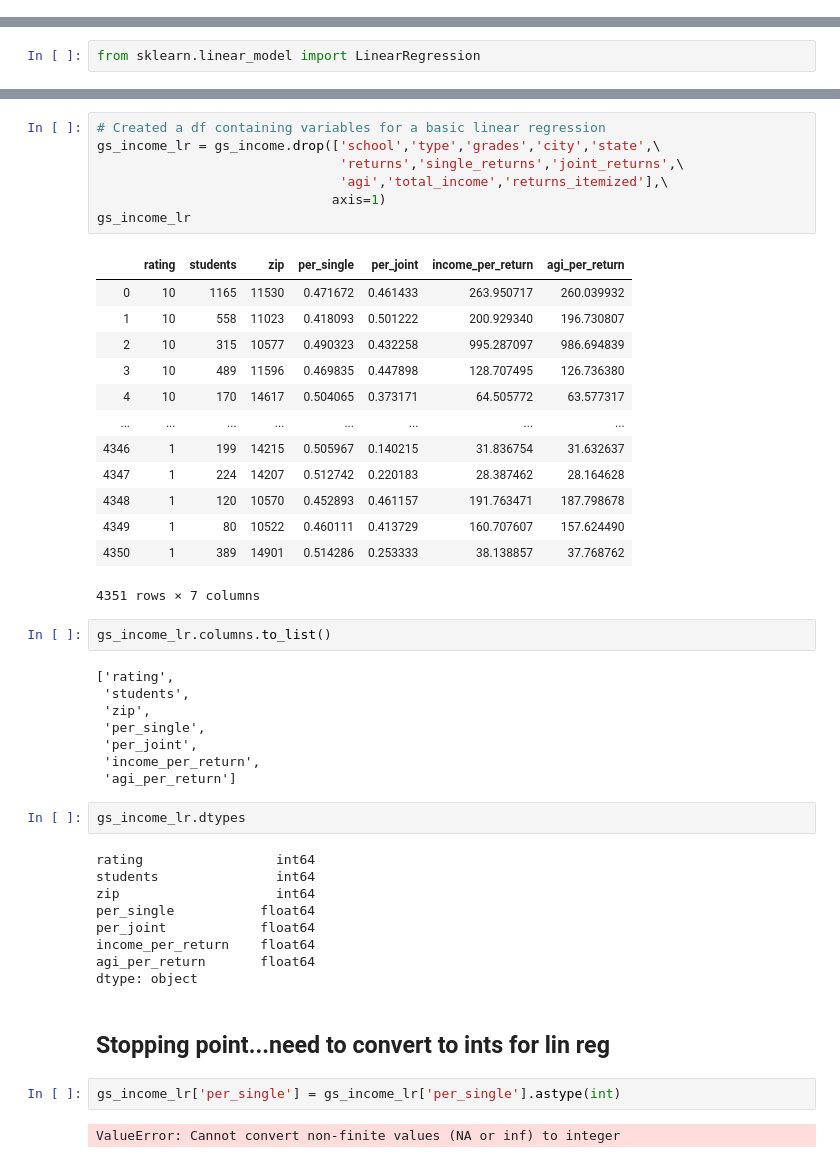
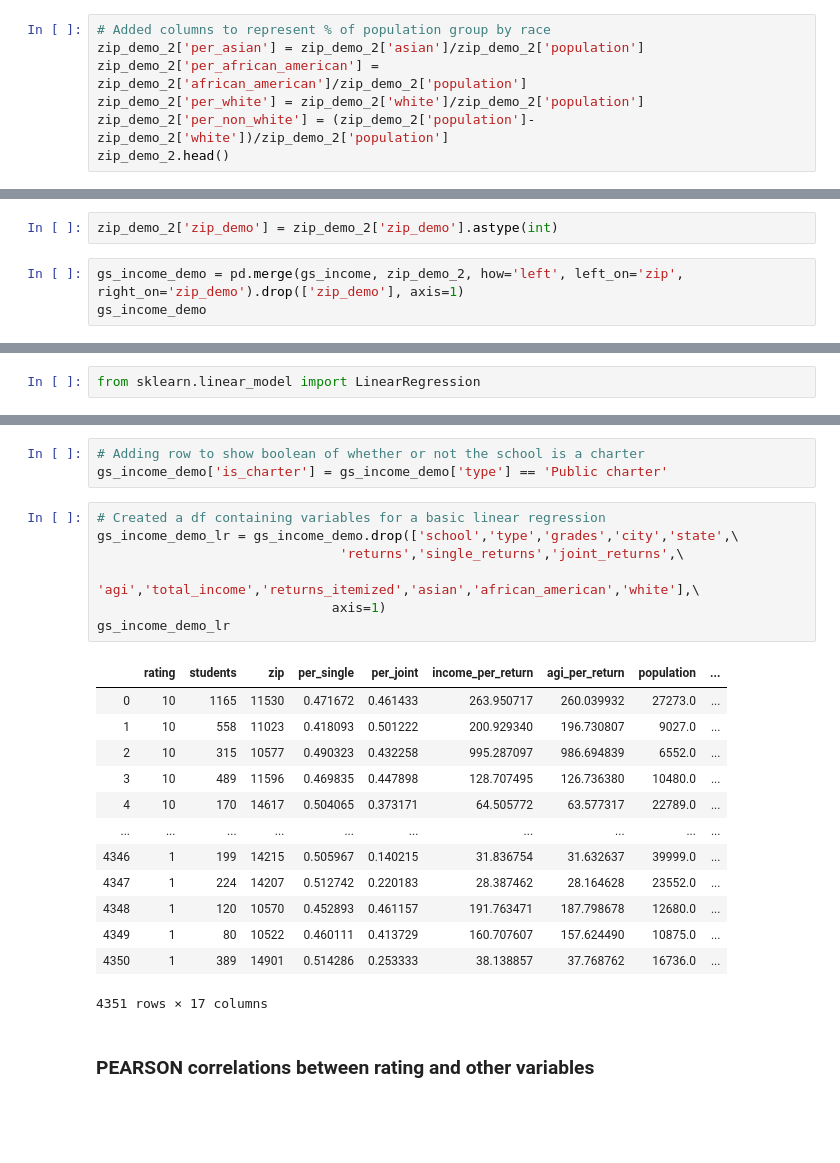
Before and after one commit to jordanrunge/greatschools_rating_analysis, a Jupyter notebook: playground.ipynb, the cells around one changed output, grey strips where cells are left out. Cells and saved outputs as stored; diff of their text form; blank space fills up the shorter version.

```diff
--- a/playground.ipynb
+++ b/playground.ipynb
@@ -159,0 +183,7 @@ gs_income.head()
+# %%
+# Added columns to represent % of population group by race
+zip_demo_2['per_asian'] = zip_demo_2['asian']/zip_demo_2['population']
+zip_demo_2['per_african_american'] = zip_demo_2['african_american']/zip_demo_2['population']
+zip_demo_2['per_white'] = zip_demo_2['white']/zip_demo_2['population']
+zip_demo_2['per_non_white'] = (zip_demo_2['population']-zip_demo_2['white'])/zip_demo_2['population']
+zip_demo_2.head()
@@ -159,0 +214,5 @@ gs_income.head()
+# %%
+zip_demo_2['zip_demo'] = zip_demo_2['zip_demo'].astype(int)
+# %%
+gs_income_demo = pd.merge(gs_income, zip_demo_2, how='left', left_on='zip', right_on='zip_demo').drop(['zip_demo'], axis=1)
+gs_income_demo
@@ -276,48 +408,26 @@ gs_income.columns.to_list()
+# %%
+# Adding row to show boolean of whether or not the school is a charter
+gs_income_demo['is_charter'] = gs_income_demo['type'] == 'Public charter'
 # %%
 # Created a df containing variables for a basic linear regression
-gs_income_lr = gs_income.drop(['school','type','grades','city','state',\
+gs_income_demo_lr = gs_income_demo.drop(['school','type','grades','city','state',\
                                'returns','single_returns','joint_returns',\
-                               'agi','total_income','returns_itemized'],\
+                               'agi','total_income','returns_itemized','asian','african_american','white'],\
                               axis=1)
-gs_income_lr
+gs_income_demo_lr
 # %% [output]
-|  | rating | students | zip | per_single | per_joint | income_per_return | agi_per_return |
-| 0 | 10 | 1165 | 11530 | 0.471672 | 0.461433 | 263.950717 | 260.039932 |
-| 1 | 10 | 558 | 11023 | 0.418093 | 0.501222 | 200.929340 | 196.730807 |
-| 2 | 10 | 315 | 10577 | 0.490323 | 0.432258 | 995.287097 | 986.694839 |
-| 3 | 10 | 489 | 11596 | 0.469835 | 0.447898 | 128.707495 | 126.736380 |
-| 4 | 10 | 170 | 14617 | 0.504065 | 0.373171 | 64.505772 | 63.577317 |
-| ... | ... | ... | ... | ... | ... | ... | ... |
-| 4346 | 1 | 199 | 14215 | 0.505967 | 0.140215 | 31.836754 | 31.632637 |
-| 4347 | 1 | 224 | 14207 | 0.512742 | 0.220183 | 28.387462 | 28.164628 |
-| 4348 | 1 | 120 | 10570 | 0.452893 | 0.461157 | 191.763471 | 187.798678 |
-| 4349 | 1 | 80 | 10522 | 0.460111 | 0.413729 | 160.707607 | 157.624490 |
-| 4350 | 1 | 389 | 14901 | 0.514286 | 0.253333 | 38.138857 | 37.768762 |
+|  | rating | students | zip | per_single | per_joint | income_per_return | agi_per_return | population | ... |
+| 0 | 10 | 1165 | 11530 | 0.471672 | 0.461433 | 263.950717 | 260.039932 | 27273.0 | ... |
+| 1 | 10 | 558 | 11023 | 0.418093 | 0.501222 | 200.929340 | 196.730807 | 9027.0 | ... |
+| 2 | 10 | 315 | 10577 | 0.490323 | 0.432258 | 995.287097 | 986.694839 | 6552.0 | ... |
+| 3 | 10 | 489 | 11596 | 0.469835 | 0.447898 | 128.707495 | 126.736380 | 10480.0 | ... |
+| 4 | 10 | 170 | 14617 | 0.504065 | 0.373171 | 64.505772 | 63.577317 | 22789.0 | ... |
+| ... | ... | ... | ... | ... | ... | ... | ... | ... | ... |
+| 4346 | 1 | 199 | 14215 | 0.505967 | 0.140215 | 31.836754 | 31.632637 | 39999.0 | ... |
+| 4347 | 1 | 224 | 14207 | 0.512742 | 0.220183 | 28.387462 | 28.164628 | 23552.0 | ... |
+| 4348 | 1 | 120 | 10570 | 0.452893 | 0.461157 | 191.763471 | 187.798678 | 12680.0 | ... |
+| 4349 | 1 | 80 | 10522 | 0.460111 | 0.413729 | 160.707607 | 157.624490 | 10875.0 | ... |
+| 4350 | 1 | 389 | 14901 | 0.514286 | 0.253333 | 38.138857 | 37.768762 | 16736.0 | ... |
-4351 rows × 7 columns
+4351 rows × 17 columns
-# %%
-gs_income_lr.columns.to_list()
-# %% [output]
-['rating',
- 'students',
- 'zip',
- 'per_single',
- 'per_joint',
- 'income_per_return',
- 'agi_per_return']
-# %%
-gs_income_lr.dtypes
-# %% [output]
-rating                 int64
-students               int64
-zip                    int64
-per_single           float64
-per_joint            float64
-income_per_return    float64
-agi_per_return       float64
-dtype: object
-# %% [markdown]
-## Stopping point...need to convert to ints for lin reg
-# %%
-gs_income_lr['per_single'] = gs_income_lr['per_single'].astype(int)
-# %% [output]
-ValueError: Cannot convert non-finite values (NA or inf) to integer
+# %% [markdown]
+### PEARSON correlations between rating and other variables
```
Also changed, not shown: parts of 43 cells of this notebook, 3 other files.
